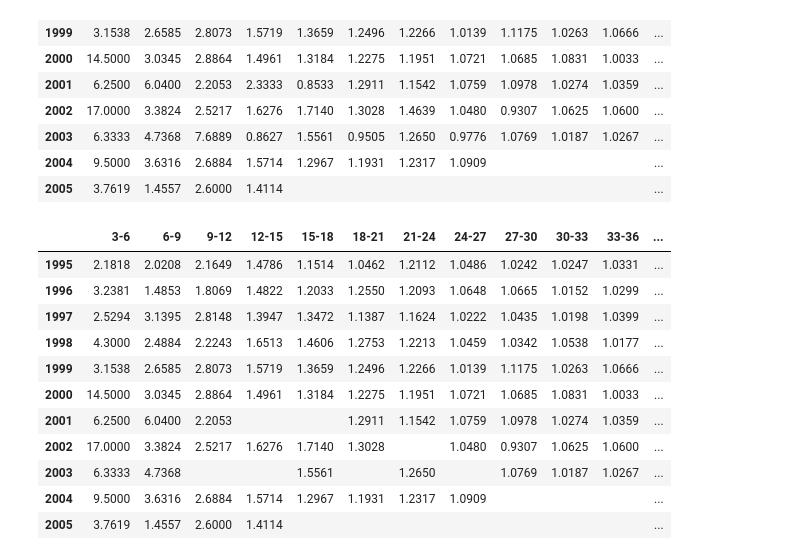
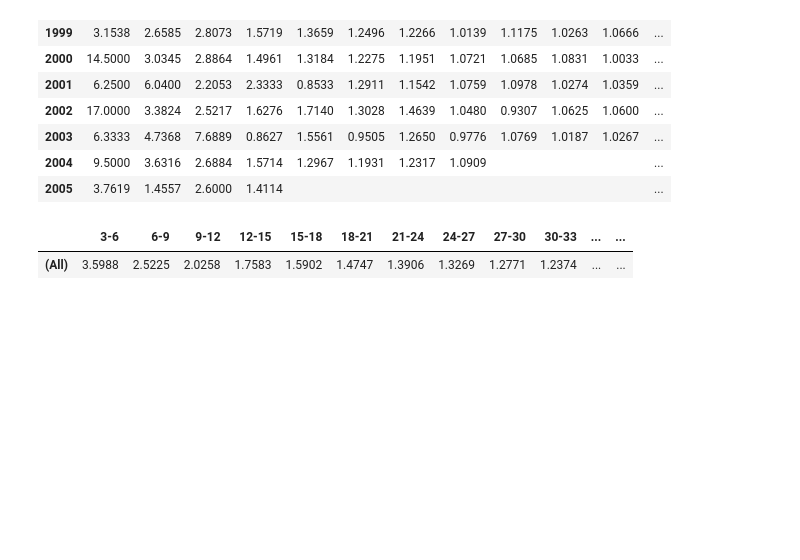
Before and after one commit to Hendrik240298/chainladder-python, a Jupyter notebook: docs/gallery/plot_pattern_smoothing.ipynb, the cells around one changed output. Saved outputs shown, nothing was run; the diff lists cells and outputs as text; code cells hidden in the pictures; blank space fills up the shorter version.

```diff
--- a/docs/gallery/plot_pattern_smoothing.ipynb
+++ b/docs/gallery/plot_pattern_smoothing.ipynb
@@ -36,33 +36,32 @@ dev.link_ratio['incurred'].heatmap()
 | 2005 | 3.7619 | 1.4557 | 2.6000 | 1.4114 |  |  |  |  |  |  |  | ... |
 # %%
 dev_smooth = cl.Development(
-    drop=[
-        ('2001',12), ('2001',15), #('2001',6),
-        ('2002', 21),
-        ('2003',9), ('2003', 12), ('2003', 18), ('2003', 24)
-    ],
+    # drop=[
+    #     ('2001',12), ('2001',15), #('2001',6),
+    #     ('2002', 21),
+    #     ('2003',9), ('2003', 12), ('2003', 18), ('2003', 24)
+    # ],
 ).fit_transform(quarterly)
 
 tail_smooth = cl.TailCurve(
     curve='weibull',
-    fit_period=(1, None),
-    attachment_age=9
+    fit_period=(3, 15),
+    attachment_age=6
 
     ).fit_transform(dev_smooth)
 tail_smooth.link_ratio['incurred'].heatmap()
+#
+
+# 'incurred' is in the columns dimension (vdims), not the index (kdims)
+incurred_idx = list(dev_smooth.ldf_.vdims).index('incurred')
+dev_smooth.ldf_.values[:, incurred_idx:incurred_idx+1, :, :4] = tail_smooth.ldf_.values[:, incurred_idx:incurred_idx+1, :, :4]
+
+
+
+tail_smooth.ldf_['incurred']
 # %% [output]
-|  | 3-6 | 6-9 | 9-12 | 12-15 | 15-18 | 18-21 | 21-24 | 24-27 | 27-30 | 30-33 | 33-36 | ... |
-| 1995 | 2.1818 | 2.0208 | 2.1649 | 1.4786 | 1.1514 | 1.0462 | 1.2112 | 1.0486 | 1.0242 | 1.0247 | 1.0331 | ... |
-| 1996 | 3.2381 | 1.4853 | 1.8069 | 1.4822 | 1.2033 | 1.2550 | 1.2093 | 1.0648 | 1.0665 | 1.0152 | 1.0299 | ... |
-| 1997 | 2.5294 | 3.1395 | 2.8148 | 1.3947 | 1.3472 | 1.1387 | 1.1624 | 1.0222 | 1.0435 | 1.0198 | 1.0399 | ... |
-| 1998 | 4.3000 | 2.4884 | 2.2243 | 1.6513 | 1.4606 | 1.2753 | 1.2213 | 1.0459 | 1.0342 | 1.0538 | 1.0177 | ... |
-| 1999 | 3.1538 | 2.6585 | 2.8073 | 1.5719 | 1.3659 | 1.2496 | 1.2266 | 1.0139 | 1.1175 | 1.0263 | 1.0666 | ... |
-| 2000 | 14.5000 | 3.0345 | 2.8864 | 1.4961 | 1.3184 | 1.2275 | 1.1951 | 1.0721 | 1.0685 | 1.0831 | 1.0033 | ... |
-| 2001 | 6.2500 | 6.0400 | 2.2053 |  |  | 1.2911 | 1.1542 | 1.0759 | 1.0978 | 1.0274 | 1.0359 | ... |
-| 2002 | 17.0000 | 3.3824 | 2.5217 | 1.6276 | 1.7140 | 1.3028 |  | 1.0480 | 0.9307 | 1.0625 | 1.0600 | ... |
-| 2003 | 6.3333 | 4.7368 |  |  | 1.5561 |  | 1.2650 |  | 1.0769 | 1.0187 | 1.0267 | ... |
-| 2004 | 9.5000 | 3.6316 | 2.6884 | 1.5714 | 1.2967 | 1.1931 | 1.2317 | 1.0909 |  |  |  | ... |
-| 2005 | 3.7619 | 1.4557 | 2.6000 | 1.4114 |  |  |  |  |  |  |  | ... |
+|  | 3-6 | 6-9 | 9-12 | 12-15 | 15-18 | 18-21 | 21-24 | 24-27 | 27-30 | 30-33 | ... | ... |
+| (All) | 3.5988 | 2.5225 | 2.0258 | 1.7583 | 1.5902 | 1.4747 | 1.3906 | 1.3269 | 1.2771 | 1.2374 | ... | ... |
 # %%
 dev_smooth.ldf_['incurred']
 # %% [output]
```
Also changed, not shown: parts of 5 cells of this notebook, 1 other file.
